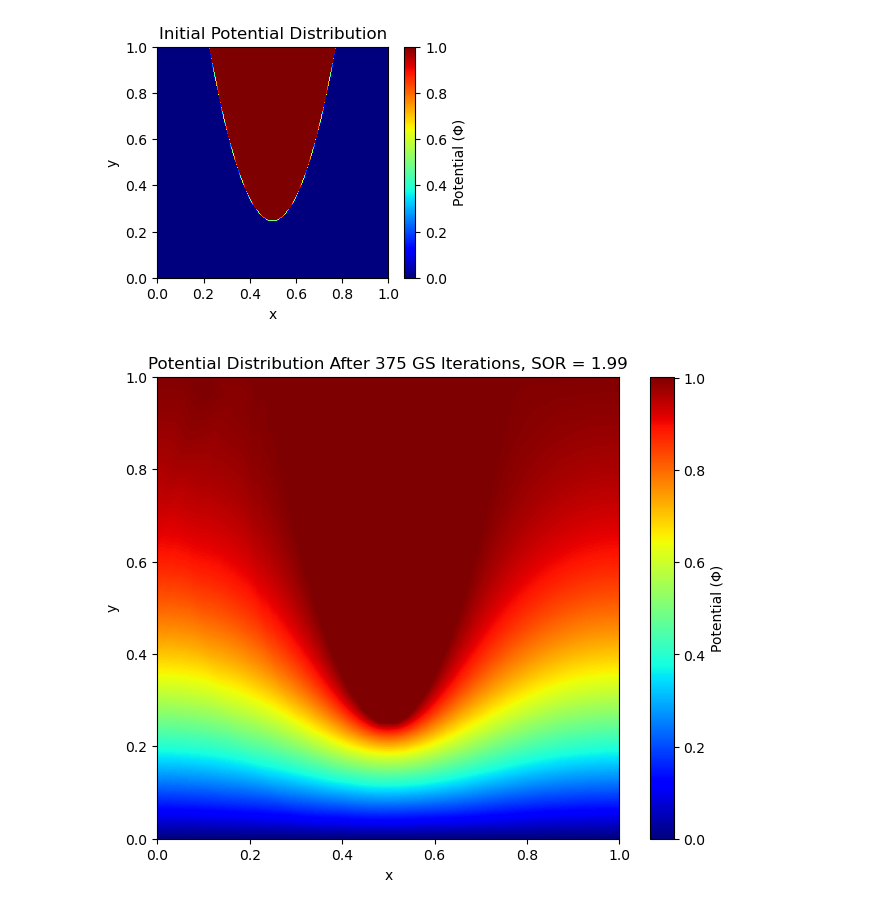
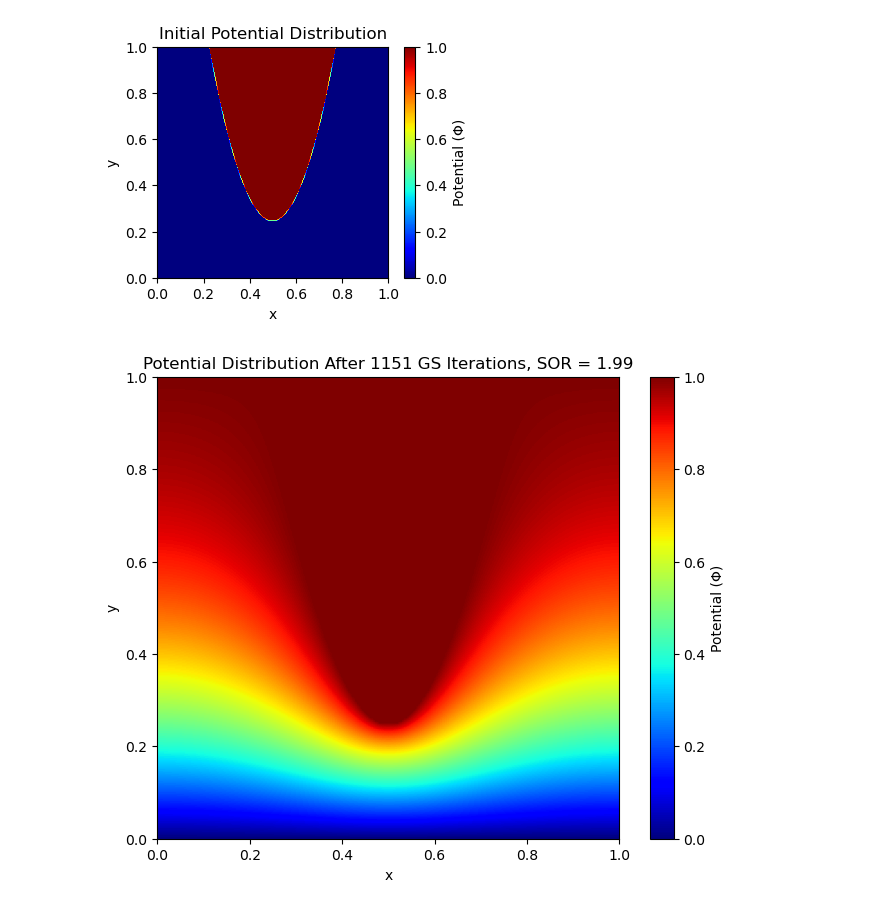
Before and after one commit to SoumyajeetMazumdar/CQMPP, a Jupyter notebook: #6/part1_1.ipynb, the cells around one changed output. Drawn from its saved outputs; the diff is of its cells as text; code cells hidden in the pictures.

Commit message:
residuum limit issue, correction added along with Problem comment

```diff
--- a/#6/part1_1.ipynb
+++ b/#6/part1_1.ipynb
@@ -25,18 +25,27 @@ def Residuum(phi):
     residuum = 0 # accumulator
 
     for i in range(0, N):
-        # x_pos = 0 + i*h
-        # y_pos = y(x_pos)
+        x_pos = 0 + i*h
+        y_pos = y(x_pos)
 
-        # y_pos_index = int(y_pos/h)
+        y_pos_index = int(y_pos/h)
 
         # setting up this loop to automatically exclude the top and bottom horizontal boundaries (y=0 and y=1)
         # Dirichlet BC for these
         # Additionally, this saves us the hassle to implement end point schemes along the y-direction
 
-        """Using the entire grid for the computation here, as the integral is defined as such
-        Some compute load can be saved by skipping over the parts where the phi=1, as their residuum terms become 0"""
-        for j in range(1, N):
+        """
+        PROBLEM !!!
+
+        Issue:
+        Using the entire grid for the computation here, as the integral is defined as such
+        Some compute load can be saved by skipping over the parts where the phi=1, as their residuum terms become 0
+        But, when this is run, the residuum seems to plateau around 1e4, and stays that way.
+
+        Works:
+        When the potential with the constant part is excluded from the residuum range, this works just fine.
+        """
+        for j in range(1, y_pos_index):
             if i == 0: # for x=0 bound
                 # central in y-dir + forward stencil in x-dir
                 integrand = ( (Phi[i, j-1] - 2*Phi[i, j] + Phi[i, j+1]) + (Phi[i,j] - 2*Phi[i+1, j] + Phi[i+2, j]) )/ h**2
@@ -129,12 +138,12 @@ def GaussSeidel_and_Residuums(p,tol, max_iter):
 
     return counters, residuums
 # %%
-p=1.00
-tol=1e3
-max_iter=1000
-counter_arr, residuum_arr = GaussSeidel_and_Residuums(p, tol, max_iter=1000)
+p=1.99
+tol=1e-4
+max_iter=1500
+counter_arr, residuum_arr = GaussSeidel_and_Residuums(p, tol, max_iter)
 # %% [output]
-[figure, old version]
+[figure, new version]
 # %%
 plt.plot(counter_arr, residuum_arr)
 plt.yscale("log")
```
Also changed, not shown: parts of 1 cell of this notebook.
